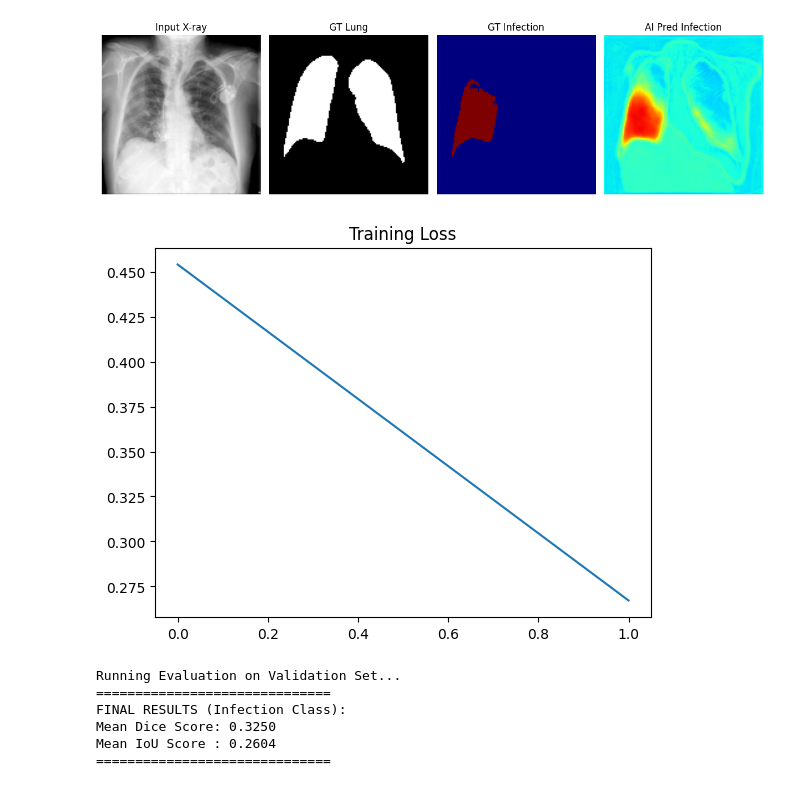
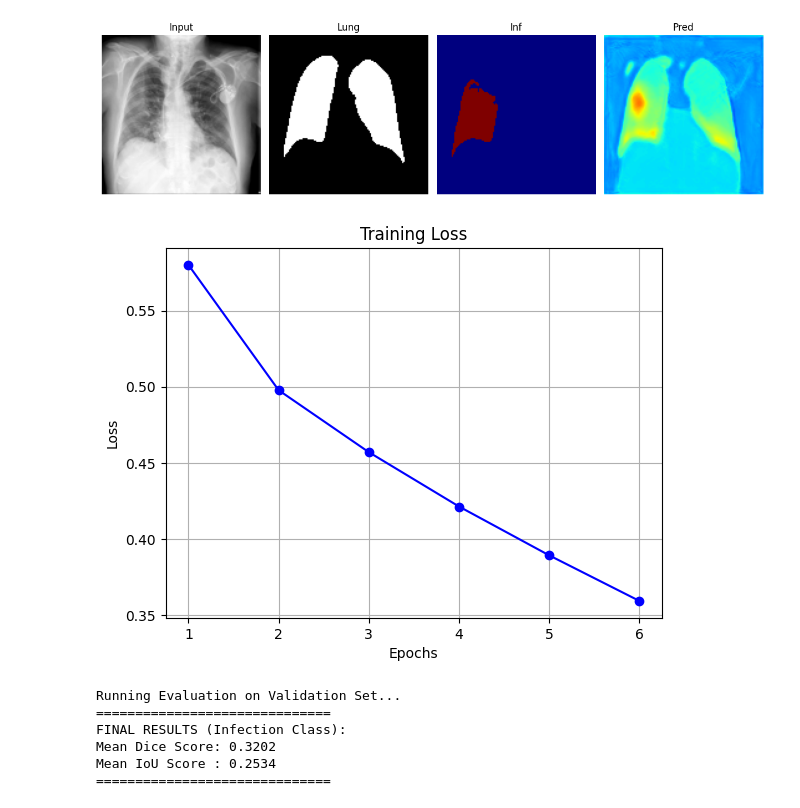
Before and after one commit to DHChung14/mlmed2026, a Jupyter notebook: Practice3/practice3.ipynb, the cells around one changed output. Cells and saved outputs as stored; diff of their text form; code cells hidden in the pictures.

```diff
--- a/Practice3/practice3.ipynb
+++ b/Practice3/practice3.ipynb
@@ -13,7 +13,7 @@ from torch.utils.data import Dataset, DataLoader
 DATA_DIR = r'C:\Users\ADMIN\Pictures\Machine Learning in Medicine\Practice_3\Infection Segmentation Data'
 IMG_SIZE = 128
 BATCH_SIZE = 32
-EPOCHS = 5
+EPOCHS = 6
 DEVICE = 'cuda' if torch.cuda.is_available() else 'cpu'
 # %%
 # 2. DATASET LOADER
@@ -71,8 +71,7 @@ class MiniUNet(nn.Module):
                 nn.ReLU(inplace=True),
                 nn.Conv2d(out_c, out_c, 3, padding=1),
                 nn.BatchNorm2d(out_c),
-                nn.ReLU(inplace=True)
-            )
+                nn.ReLU(inplace=True))
         self.enc1 = conv_block(1, 16)
         self.enc2 = conv_block(16, 32)
         self.enc3 = conv_block(32, 64)
@@ -95,8 +94,7 @@ class MiniUNet(nn.Module):
 # %%
 # 4. TRAINING LOOP
 if __name__ == "__main__":
-    if not os.path.exists(DATA_DIR):
-        print(f"Error: Path {DATA_DIR} not found!"); exit()
+    if not os.path.exists(DATA_DIR): print("Path error"); exit()
     print("Loading Infection Dataset...")
     train_ds = InfectionDataset(DATA_DIR, 'Train')
     val_ds = InfectionDataset(DATA_DIR, 'Val')
@@ -110,7 +108,6 @@ if __name__ == "__main__":
     for epoch in range(EPOCHS):
         model.train()
         epoch_loss = 0
-        step = 0
         for imgs, masks in train_loader:
             imgs, masks = imgs.to(DEVICE), masks.to(DEVICE)
             optimizer.zero_grad()
@@ -119,12 +116,9 @@ if __name__ == "__main__":
             loss.backward()
             optimizer.step()
             epoch_loss += loss.item()
-            step += 1
-            if step % 20 == 0:
-                print(f"Epoch {epoch+1} | Step {step}/{len(train_loader)} | Loss: {loss.item():.4f}")
         avg = epoch_loss / len(train_loader)
         losses.append(avg)
-        print(f"=== DONE EPOCH {epoch+1}/{EPOCHS} - Avg Loss: {avg:.4f} ===")
+        print(f"Epoch {epoch+1}/{EPOCHS} - Avg Loss: {avg:.4f}")
 
     # 5. VISUALIZATION
     model.eval()
@@ -132,39 +126,26 @@ if __name__ == "__main__":
     for imgs, masks in val_loader:
         if masks[:, 1, :, :].max() > 0:
             imgs, masks = imgs.to(DEVICE), masks.to(DEVICE)
-            with torch.no_grad():
-                preds = model(imgs)
-            found = True
-            break
+            with torch.no_grad(): preds = model(imgs)
+            found = True; break
     if not found:
         imgs, masks = next(iter(val_loader))
         imgs, masks = imgs.to(DEVICE), masks.to(DEVICE)
         preds = model(imgs)
     idx = 0
     plt.figure(figsize=(12, 4))
-    plt.subplot(1, 4, 1)
-    plt.imshow(imgs[idx].cpu().squeeze(), cmap='gray')
-    plt.title("Input X-ray")
-    plt.axis('off')
-    plt.subplot(1, 4, 2)
-    plt.imshow(masks[idx, 0].cpu(), cmap='bone')
-    plt.title("GT Lung")
-    plt.axis('off')
-    plt.subplot(1, 4, 3)
-    plt.imshow(masks[idx, 1].cpu(), cmap='jet', vmin=0, vmax=1)
-    plt.title("GT Infection")
-    plt.axis('off')
-    plt.subplot(1, 4, 4)
-    plt.imshow(preds[idx, 1].cpu(), cmap='jet', vmin=0, vmax=1)
-    plt.title("AI Pred Infection")
-    plt.axis('off')
-    plt.tight_layout()
-    plt.savefig('SEGMENTATION_RESULT.png')
+    plt.subplot(1, 4, 1); plt.imshow(imgs[idx].cpu().squeeze(), cmap='gray'); plt.title("Input"); plt.axis('off')
+    plt.subplot(1, 4, 2); plt.imshow(masks[idx, 0].cpu(), cmap='bone'); plt.title("Lung"); plt.axis('off')
+    plt.subplot(1, 4, 3); plt.imshow(masks[idx, 1].cpu(), cmap='jet', vmin=0, vmax=1); plt.title("Inf"); plt.axis('off')
+    plt.subplot(1, 4, 4); plt.imshow(preds[idx, 1].cpu(), cmap='jet', vmin=0, vmax=1); plt.title("Pred"); plt.axis('off')
+    plt.tight_layout(); plt.savefig('SEGMENTATION_RESULT.png')
     plt.figure()
-    plt.plot(losses)
+    from matplotlib.ticker import MaxNLocator
+    plt.plot(range(1, len(losses)+1), losses, 'b-o')
     plt.title("Training Loss")
-    plt.savefig('LOSS_CURVE.png')
-    print("Done! Check SEGMENTATION_RESULT.png and LOSS_CURVE.png")
+    plt.xlabel("Epochs"); plt.ylabel("Loss")
+    plt.gca().xaxis.set_major_locator(MaxNLocator(integer=True))
+    plt.grid(True); plt.savefig('LOSS_CURVE.png')
 # %% [output]
 Loading Infection Dataset...
 [Train] Loaded: 3728 images.
@@ -186,5 +160,5 @@ Done! Check SEGMENTATION_RESULT.png and LOSS_CURVE.png
-[figure, old version]
+[figure, new version]
-[figure, old version]
+[figure, new version]
 # %%
 # 6. QUANTITATIVE EVALUATION
 def calculate_metrics(pred, target, threshold=0.5):
@@ -223,6 +197,6 @@ with open("evaluation_results.txt", "w") as f:
 Running Evaluation on Validation Set...
 ==============================
 FINAL RESULTS (Infection Class):
-Mean Dice Score: 0.3250
-Mean IoU Score : 0.2604
+Mean Dice Score: 0.3202
+Mean IoU Score : 0.2534
 ==============================
```
Also changed, not shown: parts of 1 cell of this notebook, 1 other file.
